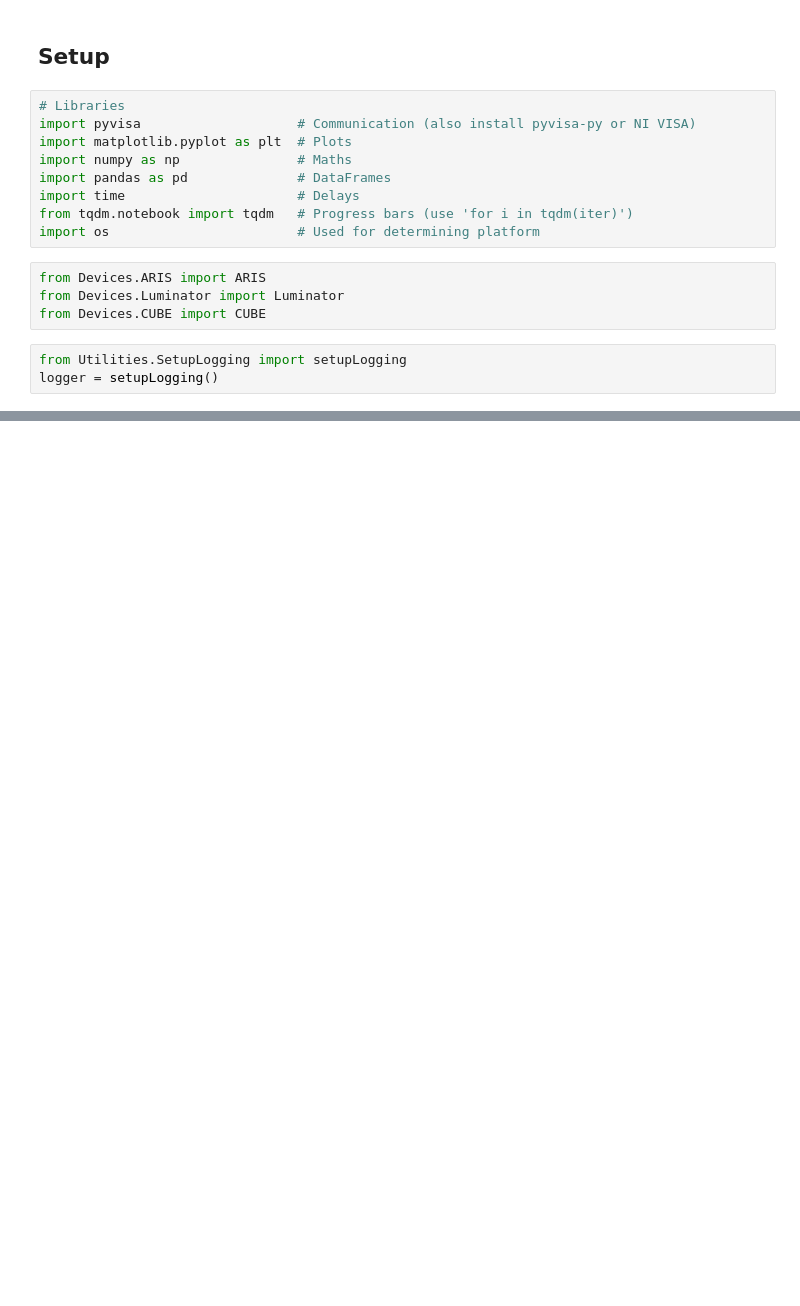
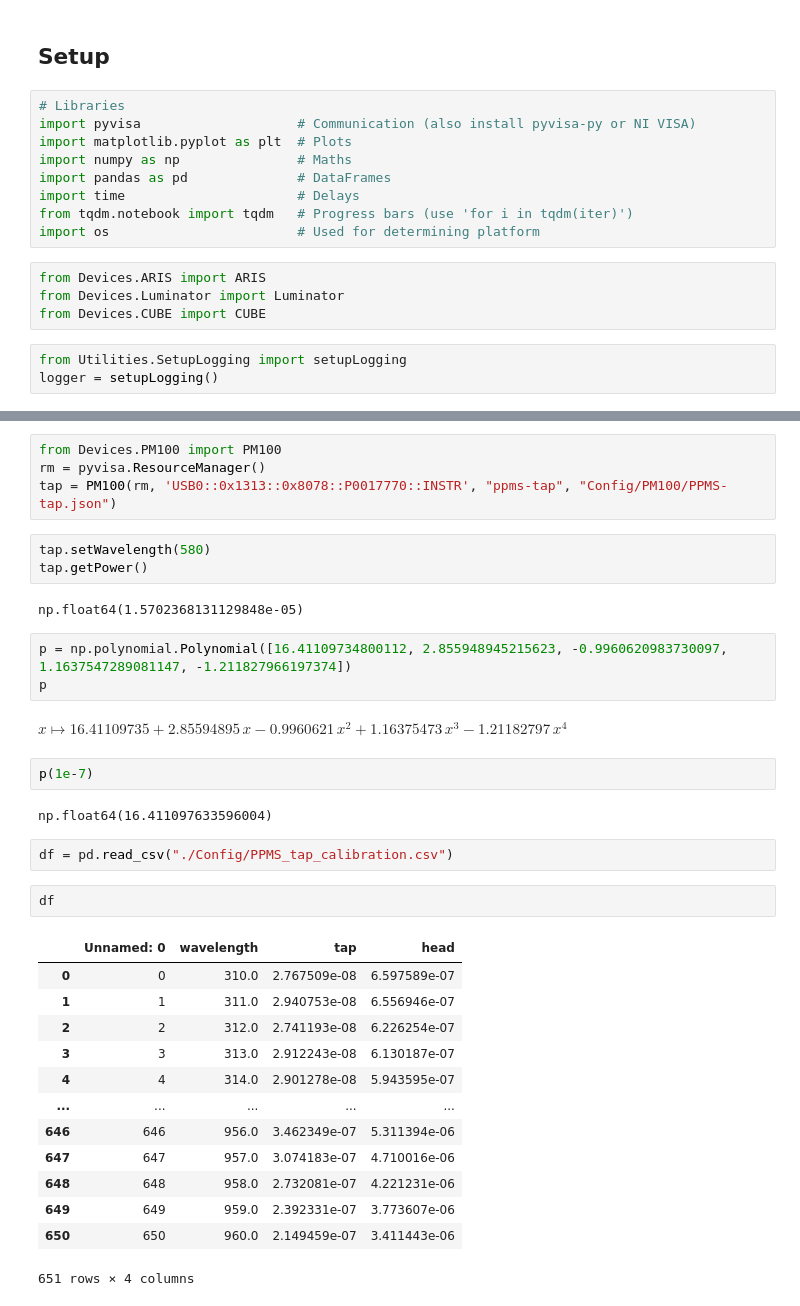
Before and after one commit to bgoblyos/instrumpy, a Jupyter notebook: notebook.ipynb, the cells around one changed output, grey strips where cells are left out. Cells and saved outputs as stored; diff of their text form; blank space fills up the shorter version.

```diff
--- a/notebook.ipynb
+++ b/notebook.ipynb
@@ -86,0 +19,36 @@ False
+# %%
+from Devices.PM100 import PM100
+rm = pyvisa.ResourceManager()
+tap = PM100(rm, 'USB0::0x1313::0x8078::P0017770::INSTR', "ppms-tap", "Config/PM100/PPMS-tap.json")
+# %%
+tap.setWavelength(580)
+tap.getPower()
+# %% [output]
+np.float64(1.5702368131129848e-05)
+# %%
+p = np.polynomial.Polynomial([16.41109734800112, 2.855948945215623, -0.9960620983730097, 1.1637547289081147, -1.211827966197374])
+p
+# %% [output]
+$x \mapsto \text{16.41109735} + \text{2.85594895}\,x - \text{0.9960621}\,x^{2} + \text{1.16375473}\,x^{3} - \text{1.21182797}\,x^{4}$
+# %%
+p(1e-7)
+# %% [output]
+np.float64(16.411097633596004)
+# %%
+df = pd.read_csv("./Config/PPMS_tap_calibration.csv")
+# %%
+df
+# %% [output]
+|  | Unnamed: 0 | wavelength | tap | head |
+| 0 | 0 | 310.0 | 2.767509e-08 | 6.597589e-07 |
+| 1 | 1 | 311.0 | 2.940753e-08 | 6.556946e-07 |
+| 2 | 2 | 312.0 | 2.741193e-08 | 6.226254e-07 |
+| 3 | 3 | 313.0 | 2.912243e-08 | 6.130187e-07 |
+| 4 | 4 | 314.0 | 2.901278e-08 | 5.943595e-07 |
+| ... | ... | ... | ... | ... |
+| 646 | 646 | 956.0 | 3.462349e-07 | 5.311394e-06 |
+| 647 | 647 | 957.0 | 3.074183e-07 | 4.710016e-06 |
+| 648 | 648 | 958.0 | 2.732081e-07 | 4.221231e-06 |
+| 649 | 649 | 959.0 | 2.392331e-07 | 3.773607e-06 |
+| 650 | 650 | 960.0 | 2.149459e-07 | 3.411443e-06 |
+651 rows × 4 columns
```
Also changed, not shown: parts of 20 cells of this notebook, 5 other files.
